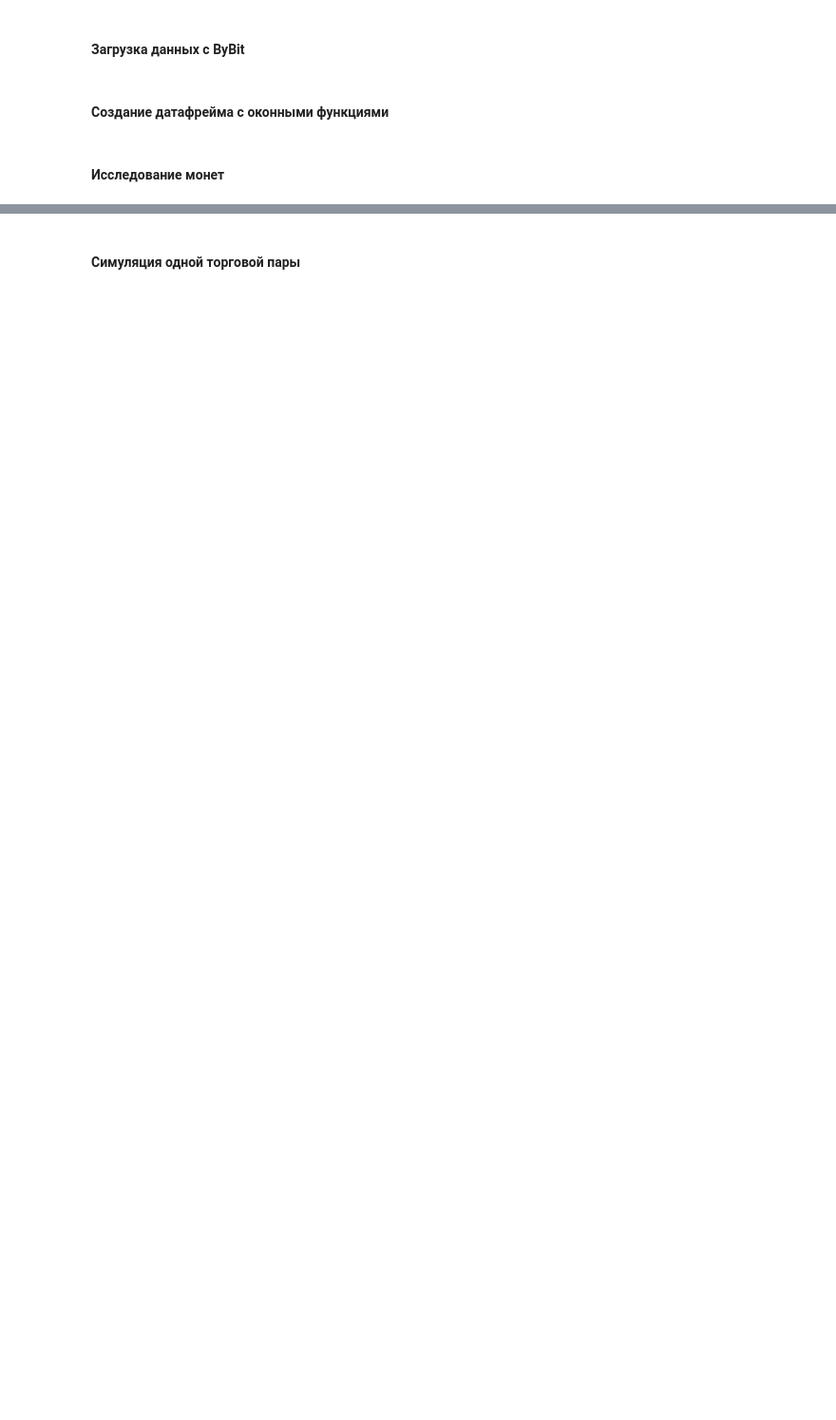
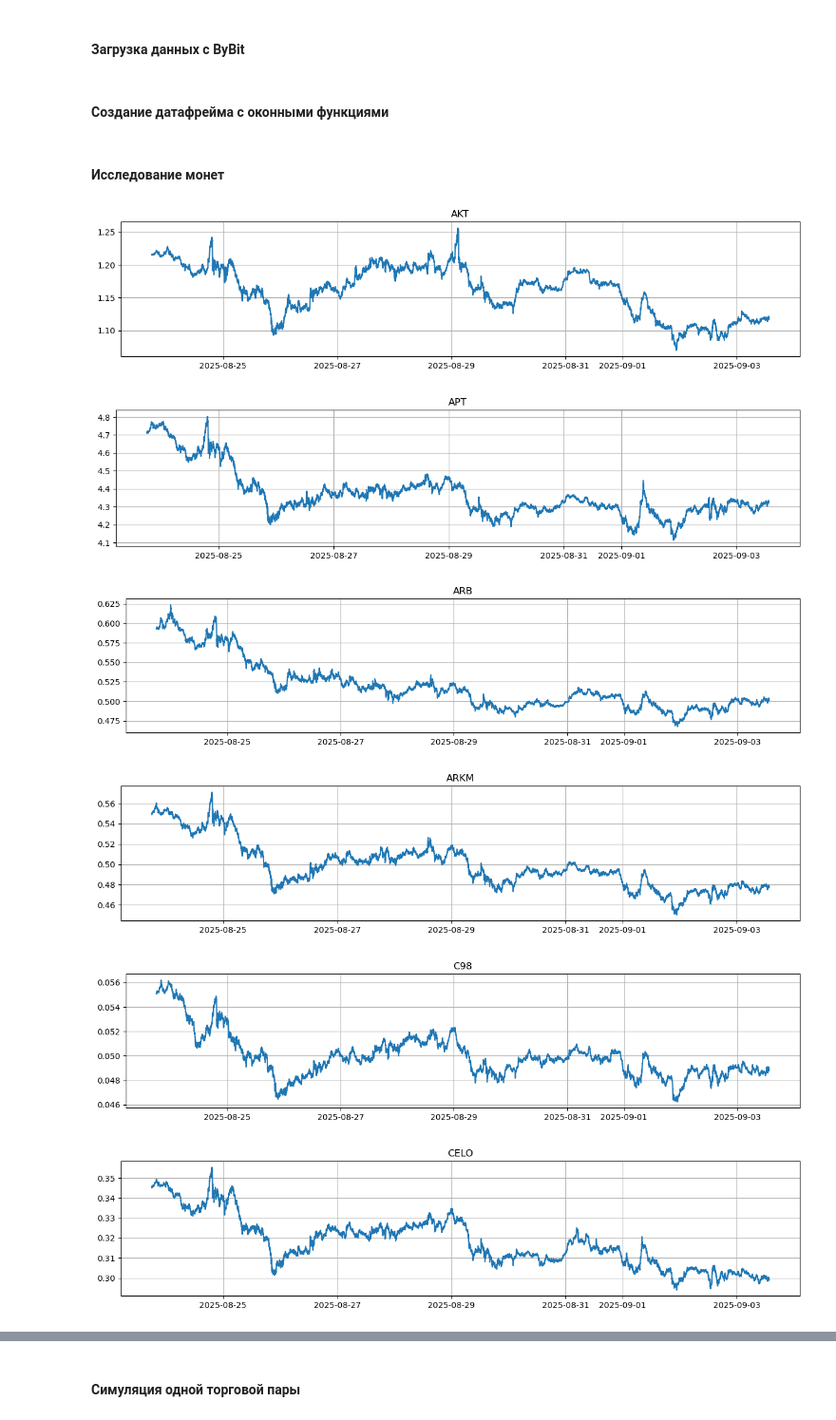
Before and after one commit to elterion/jaref_bot, a Jupyter notebook: Pair Trading.ipynb, the cells around one changed output, grey strips where cells are left out. Shown at 95% size. Drawn from its saved outputs; the diff is of its cells as text; code cells hidden in the pictures; blank space fills up the shorter version.

```diff
--- a/Pair Trading.ipynb
+++ b/Pair Trading.ipynb
@@ -179,8 +207,22 @@ result_df.write_parquet(f'./data/{token_1}_{token_2}_{method}.parquet')
 # %% [markdown]
 #### Исследование монет
 # %%
+import matplotlib.pyplot as plt
+import polars as pl
+import numpy as np
+from datetime import datetime, timezone, timedelta
+from zoneinfo import ZoneInfo
+
+from tqdm.notebook import tqdm
+
+from jaref_bot.db.postgres_manager import DBManager
+from jaref_bot.config.credentials import host, user, password, db_name
+db_params = {'host': host, 'user': user, 'password': password, 'dbname': db_name}
+db_manager = DBManager(db_params)
+
 from jaref_bot.utils.data import make_price_df_from_orderbooks_bulk, normalize
-from jaref_bot.analysis.utils import make_spread_df, make_df_from_orderbooks
+from jaref_bot.utils.pair_trading import make_df_from_orderbooks
+from jaref_bot.data.http_api import ExchangeManager, BybitRestAPI
 # %%
 # Если будет нужно отфильтровать датафрейм по времени
 
@@ -201 +239,21 @@ exc_manager.add_market("gate_linear", GateIORestAPI('linear'))
 coin_information = exc_manager.get_instrument_data()
+# %%
+for token in tokens:
+    df_token = db_manager.get_orderbooks(exchange='bybit', market_type='linear', symbol=token + '_USDT', interval='1min', start_date=start_date)
+
+    daily_counts = df_token.group_by(pl.col("bucket").dt.date().alias("date")).agg(
+        pl.len().alias("row_count")
+    )
+
+    plt.figure(figsize=(15, 3))
+    plt.title(f'{token}')
+    plt.plot(df_token['bucket'], df_token['bid_price'])
+    plt.grid()
+    plt.show()
+# %% [output]
+[figure, added]
+[figure, added]
+[figure, added]
+[figure, added]
+[figure, added]
+[figure, added]
```
Also changed, not shown: parts of 66 cells of this notebook.
